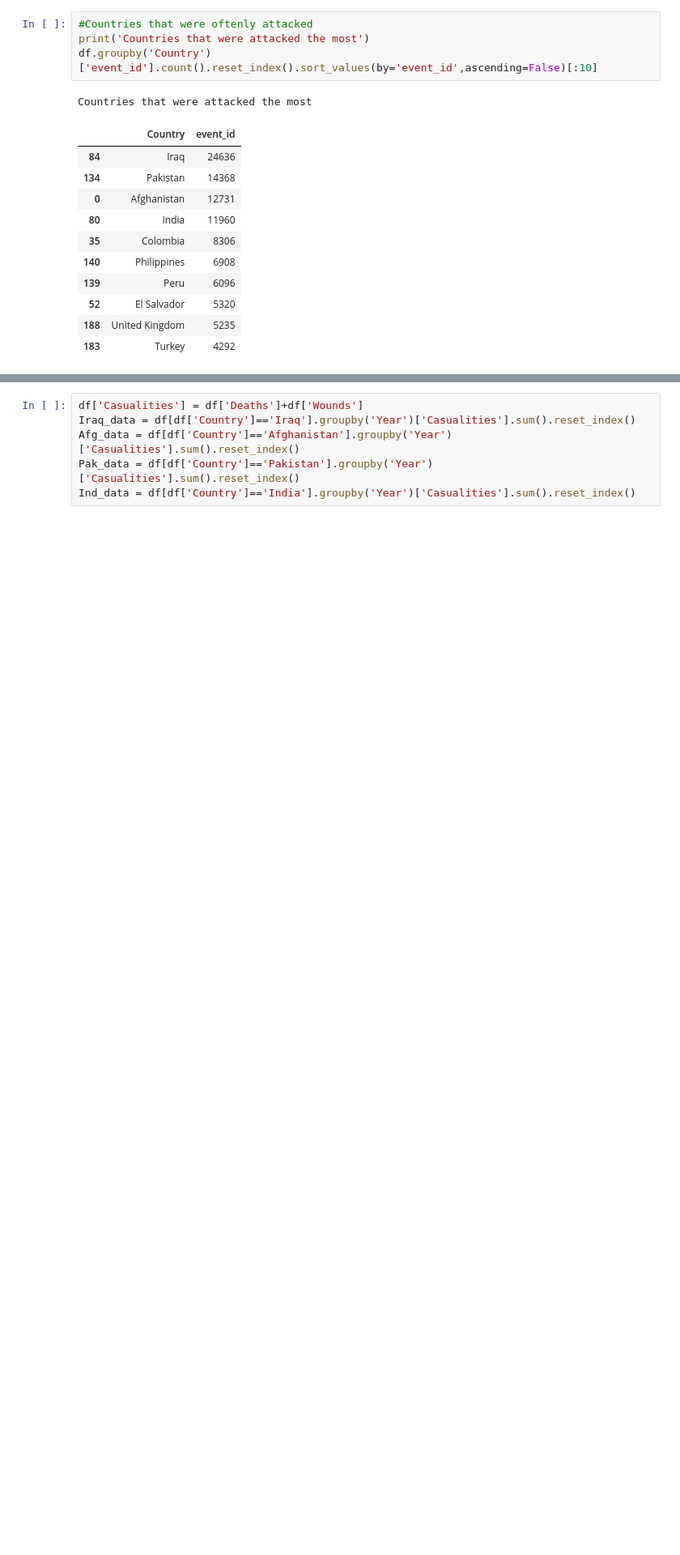
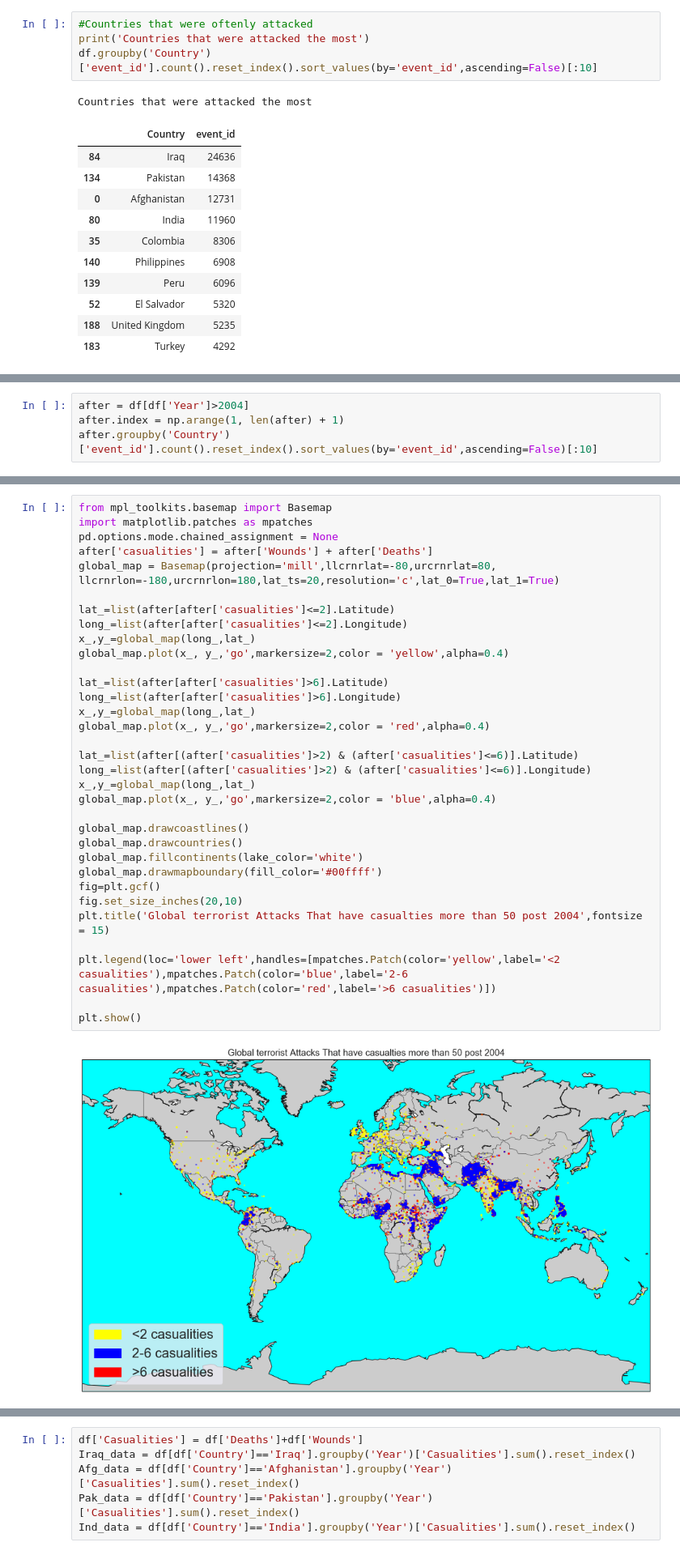
Before and after one commit to bhanuprakash-7/Global_Terrorsim_EDA, a Jupyter notebook: GlobalTerrorismEDA.ipynb, the cells around one changed output, grey strips where cells are left out. Shown at 81% size. Drawn from its saved outputs; the diff is of its cells as text; blank space fills up the shorter version.

```diff
--- a/GlobalTerrorismEDA.ipynb
+++ b/GlobalTerrorismEDA.ipynb
@@ -267,0 +274,4 @@ plt.show()
+# %%
+after = df[df['Year']>2004]
+after.index = np.arange(1, len(after) + 1)
+after.groupby('Country')['event_id'].count().reset_index().sort_values(by='event_id',ascending=False)[:10]
@@ -267,0 +290,35 @@ plt.show()
+# %%
+from mpl_toolkits.basemap import Basemap
+import matplotlib.patches as mpatches
+pd.options.mode.chained_assignment = None
+after['casualities'] = after['Wounds'] + after['Deaths']
+global_map = Basemap(projection='mill',llcrnrlat=-80,urcrnrlat=80, llcrnrlon=-180,urcrnrlon=180,lat_ts=20,resolution='c',lat_0=True,lat_1=True)
+
+lat_=list(after[after['casualities']<=2].Latitude)
+long_=list(after[after['casualities']<=2].Longitude)
+x_,y_=global_map(long_,lat_)
+global_map.plot(x_, y_,'go',markersize=2,color = 'yellow',alpha=0.4)
+
+lat_=list(after[after['casualities']>6].Latitude)
+long_=list(after[after['casualities']>6].Longitude)
+x_,y_=global_map(long_,lat_)
+global_map.plot(x_, y_,'go',markersize=2,color = 'red',alpha=0.4)
+
+lat_=list(after[(after['casualities']>2) & (after['casualities']<=6)].Latitude)
+long_=list(after[(after['casualities']>2) & (after['casualities']<=6)].Longitude)
+x_,y_=global_map(long_,lat_)
+global_map.plot(x_, y_,'go',markersize=2,color = 'blue',alpha=0.4)
+
+global_map.drawcoastlines()
+global_map.drawcountries()
+global_map.fillcontinents(lake_color='white')
+global_map.drawmapboundary(fill_color='#00ffff')
+fig=plt.gcf()
+fig.set_size_inches(20,10)
+plt.title('Global terrorist Attacks That have casualties more than 50 post 2004',fontsize = 15)
+
+plt.legend(loc='lower left',handles=[mpatches.Patch(color='yellow',label='<2 casualities'),mpatches.Patch(color='blue',label='2-6 casualities'),mpatches.Patch(color='red',label='>6 casualities')])
+
+plt.show()
+# %% [output]
+[figure, added]
```
Also changed, not shown: parts of 62 cells of this notebook.
